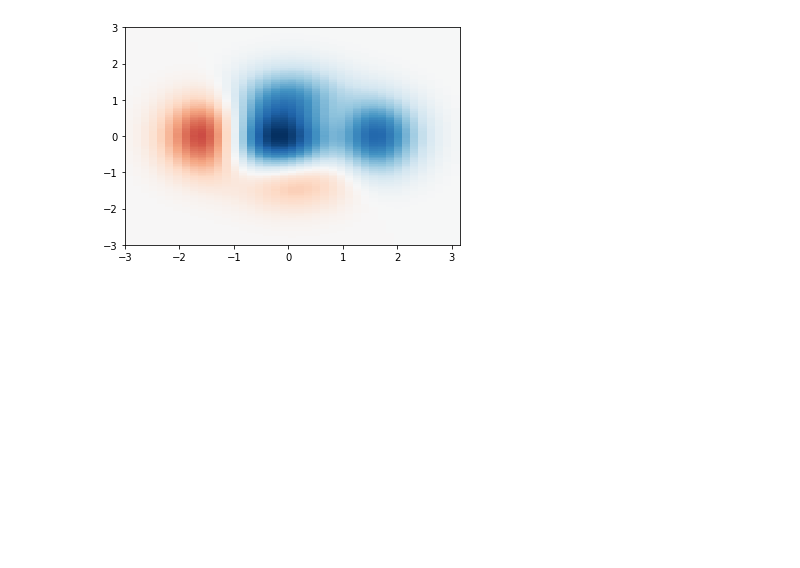
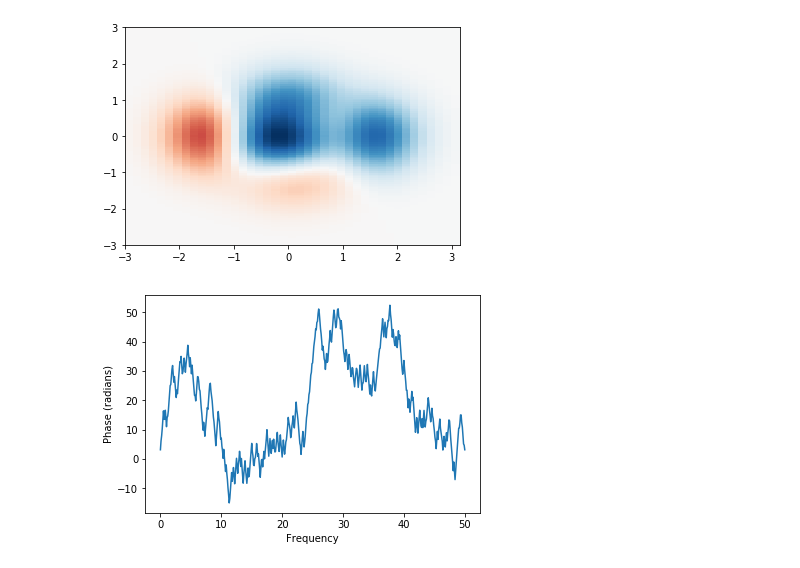
Before and after one commit to soudegesu/pyplot-test, a Jupyter notebook: samples/pyplot_test.ipynb, the cells around one changed output. Drawn from its saved outputs; the diff is of its cells as text; code cells hidden in the pictures; blank space fills up the shorter version.

```diff
--- a/samples/pyplot_test.ipynb
+++ b/samples/pyplot_test.ipynb
@@ -223,3 +223,23 @@ plt.pcolormesh(x, y, z, cmap='RdBu', vmin=z_min, vmax=z_max)
 # %% [output]
 <matplotlib.collections.QuadMesh at 0x...>
 [figure]
+# %%
+from matplotlib import pyplot as plt
+import numpy as np
+
+np.random.seed(0)
+
+dt = 0.01
+Fs = 1/dt
+t = np.arange(0, 10, dt)
+nse = np.random.randn(len(t))
+r = np.exp(-t/0.05)
+
+cnse = np.convolve(nse, r)*dt
+cnse = cnse[:len(t)]
+s = 0.1*np.sin(2*np.pi*t) + cnse
+
+plt.phase_spectrum(s, Fs=Fs)
+plt.show()
+# %% [output]
+[figure, added]
```
Also changed, not shown: parts of 5 cells of this notebook, 2 other files.
